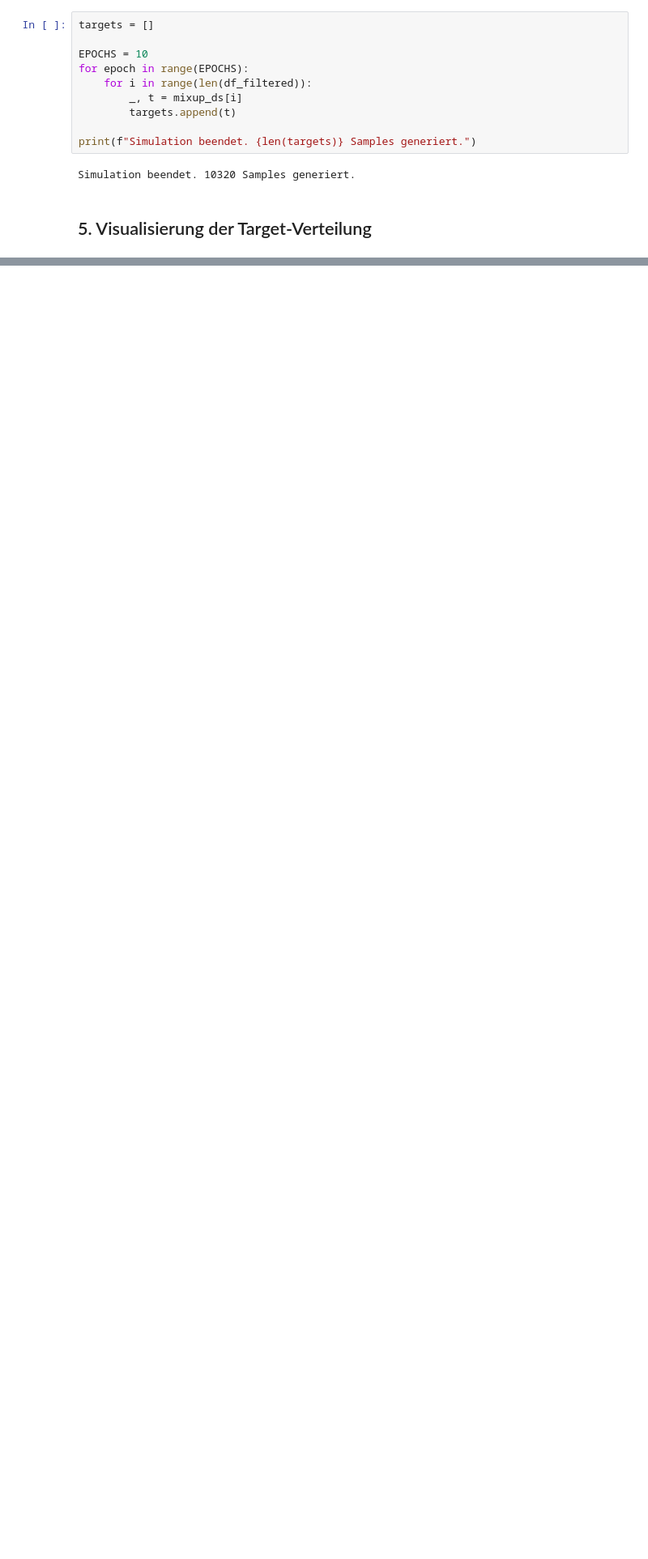
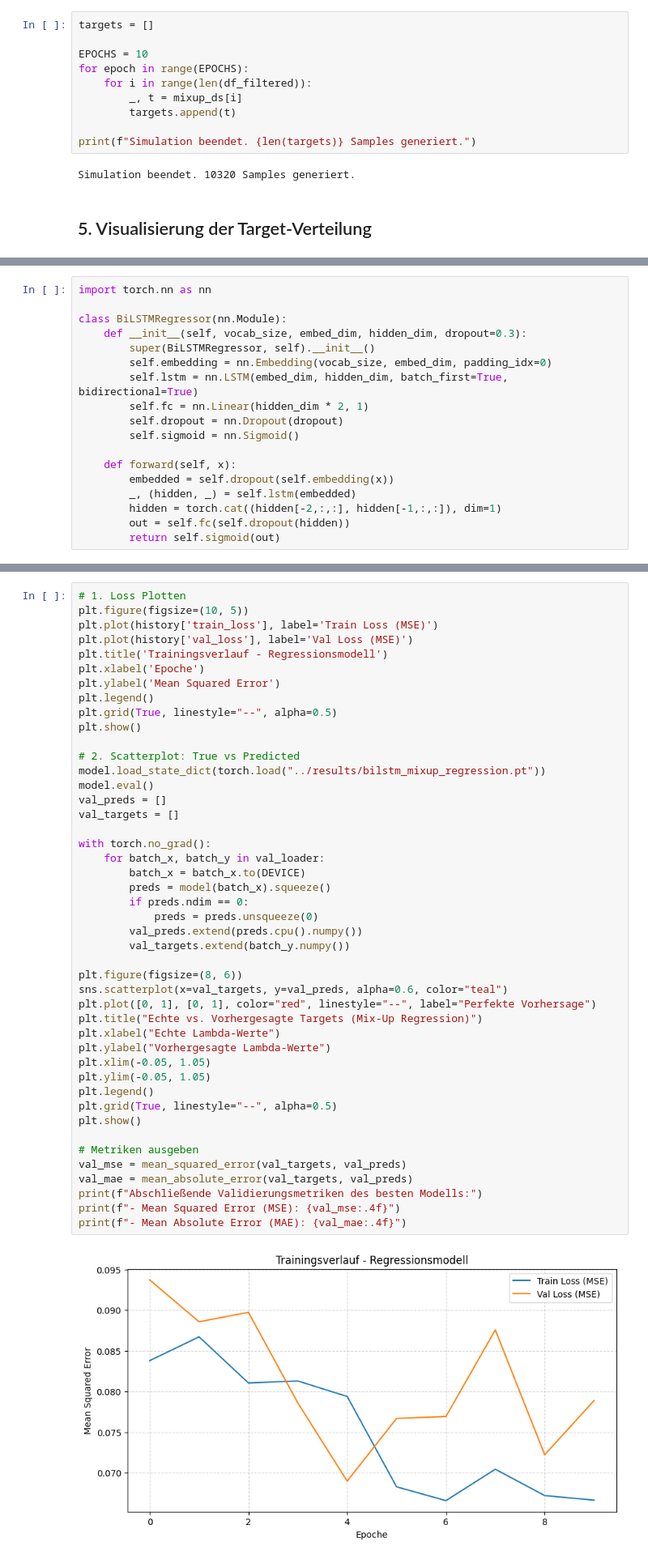
Before and after one commit to mcfiet/master-thesis, a Jupyter notebook: notebooks/3_mixup_dataloader_test.ipynb, the cells around one changed output, grey strips where cells are left out. Shown at 81% size. Drawn from its saved outputs; the diff is of its cells as text; blank space fills up the shorter version.

Commit message:
feat: first regression bilstm run

```diff
--- a/notebooks/3_mixup_dataloader_test.ipynb
+++ b/notebooks/3_mixup_dataloader_test.ipynb
@@ -175,0 +307,18 @@ plt.show()
+# %%
+import torch.nn as nn
+
+class BiLSTMRegressor(nn.Module):
+    def __init__(self, vocab_size, embed_dim, hidden_dim, dropout=0.3):
+        super(BiLSTMRegressor, self).__init__()
+        self.embedding = nn.Embedding(vocab_size, embed_dim, padding_idx=0)
+        self.lstm = nn.LSTM(embed_dim, hidden_dim, batch_first=True, bidirectional=True)
+        self.fc = nn.Linear(hidden_dim * 2, 1)
+        self.dropout = nn.Dropout(dropout)
+        self.sigmoid = nn.Sigmoid()
+
+    def forward(self, x):
+        embedded = self.dropout(self.embedding(x))
+        _, (hidden, _) = self.lstm(embedded)
+        hidden = torch.cat((hidden[-2,:,:], hidden[-1,:,:]), dim=1)
+        out = self.fc(self.dropout(hidden))
+        return self.sigmoid(out)
@@ -175,0 +433,47 @@ plt.show()
+# %%
+# 1. Loss Plotten
+plt.figure(figsize=(10, 5))
+plt.plot(history['train_loss'], label='Train Loss (MSE)')
+plt.plot(history['val_loss'], label='Val Loss (MSE)')
+plt.title('Trainingsverlauf - Regressionsmodell')
+plt.xlabel('Epoche')
+plt.ylabel('Mean Squared Error')
+plt.legend()
+plt.grid(True, linestyle="--", alpha=0.5)
+plt.show()
+
+# 2. Scatterplot: True vs Predicted
+model.load_state_dict(torch.load("../results/bilstm_mixup_regression.pt"))
+model.eval()
+val_preds = []
+val_targets = []
+
+with torch.no_grad():
+    for batch_x, batch_y in val_loader:
+        batch_x = batch_x.to(DEVICE)
+        preds = model(batch_x).squeeze()
+        if preds.ndim == 0:
+            preds = preds.unsqueeze(0)
+        val_preds.extend(preds.cpu().numpy())
+        val_targets.extend(batch_y.numpy())
+
+plt.figure(figsize=(8, 6))
+sns.scatterplot(x=val_targets, y=val_preds, alpha=0.6, color="teal")
+plt.plot([0, 1], [0, 1], color="red", linestyle="--", label="Perfekte Vorhersage")
+plt.title("Echte vs. Vorhergesagte Targets (Mix-Up Regression)")
+plt.xlabel("Echte Lambda-Werte")
+plt.ylabel("Vorhergesagte Lambda-Werte")
+plt.xlim(-0.05, 1.05)
+plt.ylim(-0.05, 1.05)
+plt.legend()
+plt.grid(True, linestyle="--", alpha=0.5)
+plt.show()
+
+# Metriken ausgeben
+val_mse = mean_squared_error(val_targets, val_preds)
+val_mae = mean_absolute_error(val_targets, val_preds)
+print(f"Abschließende Validierungsmetriken des besten Modells:")
+print(f"- Mean Squared Error (MSE): {val_mse:.4f}")
+print(f"- Mean Absolute Error (MAE): {val_mae:.4f}")
+# %% [output]
+[figure, added]
```
Also changed, not shown: parts of 9 cells of this notebook.
